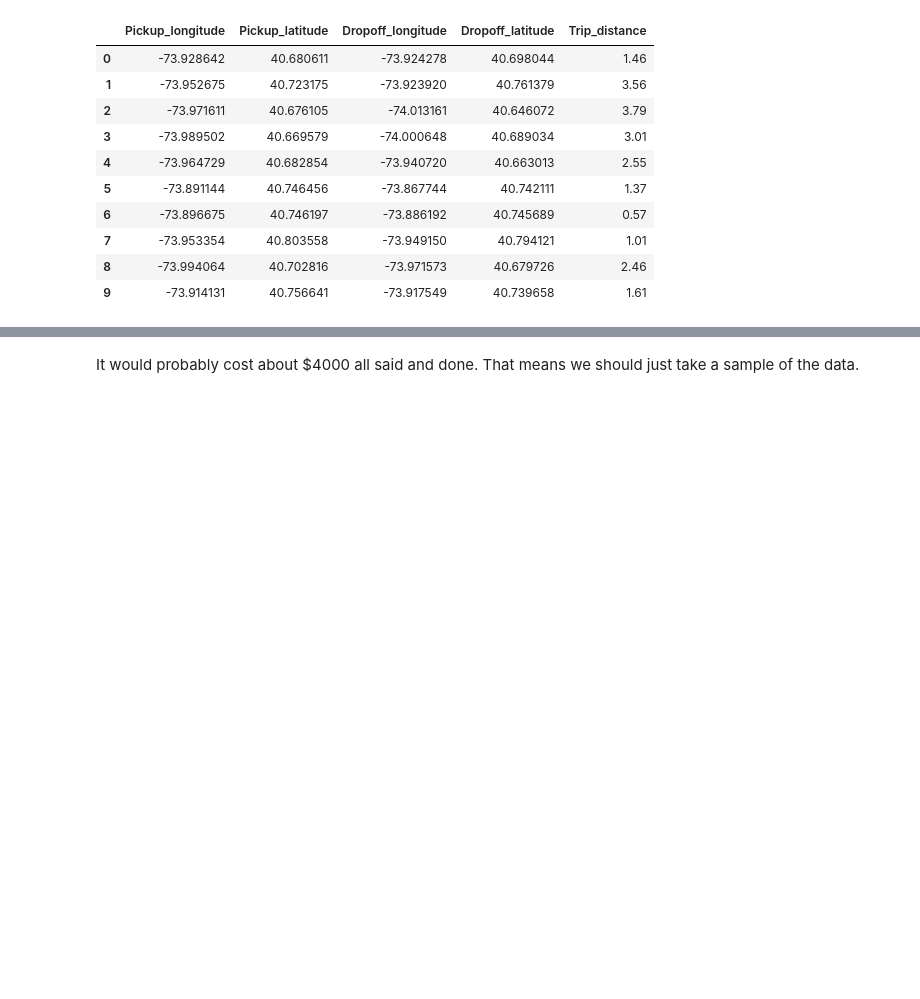
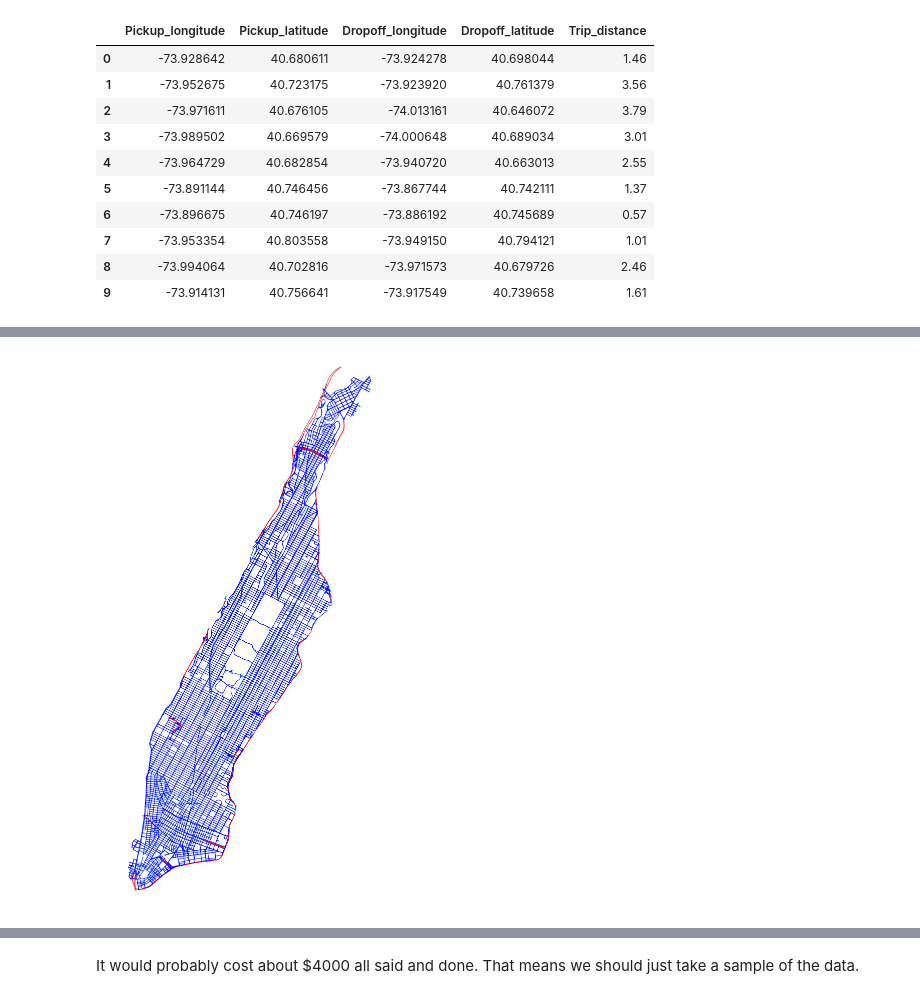
Before and after one commit to JasonSanchez/dangerous-intersections, a Jupyter notebook: traffic-density/Demo of road networks.ipynb, the cells around one changed output, grey strips where cells are left out. Cells and saved outputs as stored; diff of their text form; code cells hidden in the pictures; blank space fills up the shorter version.

```diff
--- a/traffic-density/Demo of road networks.ipynb
+++ b/traffic-density/Demo of road networks.ipynb
@@ -222,0 +175,2 @@ With cache
+# %%
+data = pd.DataFrame([d[2] for d in G5.edges(data=True)])#.highway.value_counts()
@@ -223,3 +194,12 @@ With cache
+# %%
+street_types = ['motorway']
+# street_types = ['residential']
+# street_types = ['primary', 'motorway_link', "motorway"]
+
+ec = ['r' if data['highway'] in street_types else 'b' for u, v, key, data in G5_modified.edges(keys=True, data=True)]
+fig, ax = ox.plot_graph(G5_modified, fig_height=20, node_size=10, edge_color=ec)
+# %% [output]
+[figure, added]
 # %%
 cache = {}
 cache[(G5.nodes()[2], G5.nodes()[6])] = intersections_passed_through(G5, G5.nodes()[2], G5.nodes()[6])
```
Also changed, not shown: parts of 59 cells of this notebook, 11 other files.
